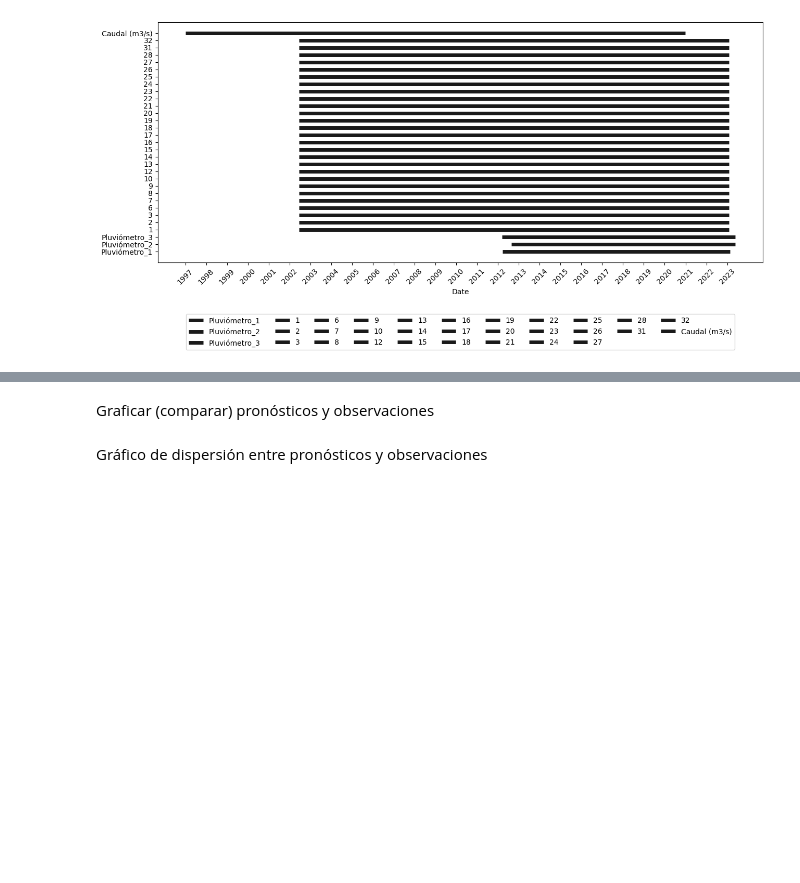
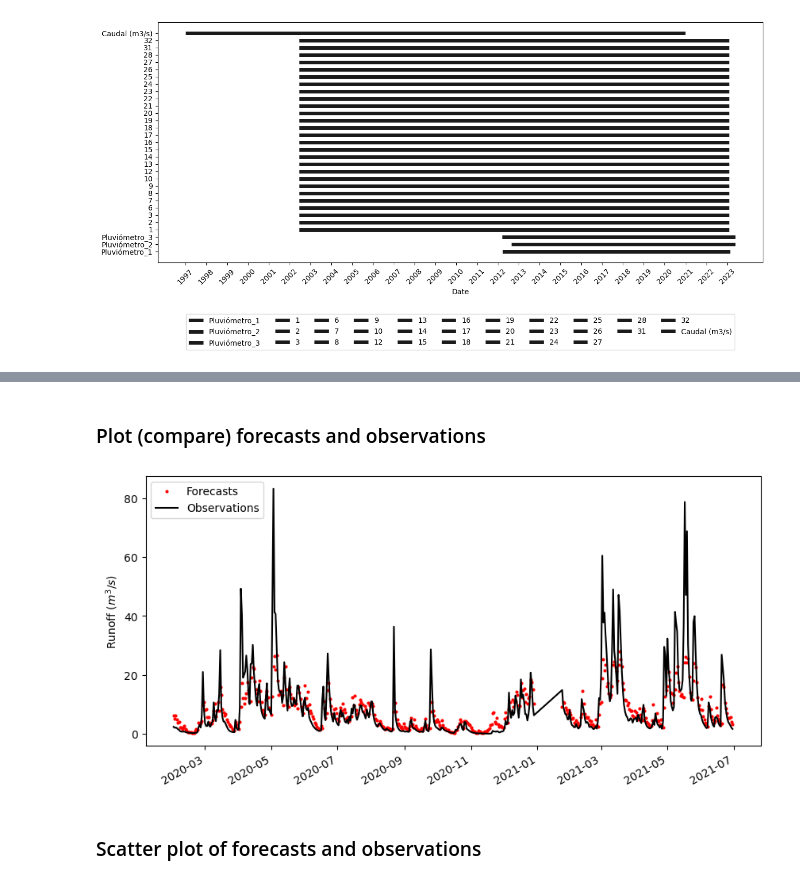
Before and after one commit to paulmunozpauta/Course_ML_hydrological_forecasting, a Jupyter notebook: notebooks/3_ML_forecasting.ipynb, the cells around one changed output, grey strips where cells are left out. Drawn from its saved outputs; the diff is of its cells as text; code cells hidden in the pictures; blank space fills up the shorter version.

```diff
--- a/notebooks/3_ML_forecasting.ipynb
+++ b/notebooks/3_ML_forecasting.ipynb
@@ -761,7 +861,7 @@ print(r2_train,r2_test)
 # %%
-ventana_pronostico = 1
-input_data_train_lags, output_data_train_lags= lagged_dataset_pron(input_data_train, 7, output_data_train,15, lead_time=ventana_pronostico)
-input_data_test_lags, output_data_test_lags= lagged_dataset_pron(input_data_test, 7, output_data_test,15, lead_time=ventana_pronostico)
+leadtime = 1
+input_data_train_lags, output_data_train_lags= lagged_dataset_pron(input_data_train, 7, output_data_train,15, lead_time=leadtime)
+input_data_test_lags, output_data_test_lags= lagged_dataset_pron(input_data_test, 7, output_data_test,15, lead_time=leadtime)
 min_samples_splt=10
 min_samples_lf=4
 max_dpth=350
@@ -772,7 +872,7 @@ regr=RandomForestRegressor(bootstrap=True,min_samples_split=min_samples_splt,
                                min_samples_leaf=min_samples_lf,
                                n_estimators=n_trees,oob_score=True,n_jobs=-1,
                                warm_start=True,random_state=42)
-regr=regr.fit(input_data_train_lags, output_data_train_lags)
+regr=regr.fit(input_data_train_lags, output_data_train_lags.ravel())
 #Prediction on training data
 simulations_data_train= regr.predict(input_data_train_lags)
 simulations_data_train= np.reshape(simulations_data_train, (-1, 1))
@@ -801,3 +926,3 @@ Pronósticos de caudal 1 día
 # %%
-simulations_data_test = pd.DataFrame(simulations_data_test, columns=['Pronósticos'], index=all_data_daily['2019':'2021-06'].index[-len(simulations_data_test):])
+simulations_data_test = pd.DataFrame(simulations_data_test, columns=['Forecasts'], index=all_data_daily['2019':'2021-06'].index[-len(simulations_data_test):])
 simulations_data_test
@@ -806,3 +945,3 @@ Y las observaciones de caudal
 # %%
-observations_data_test = pd.DataFrame(output_data_test_lags, columns=['Observaciones'], index=all_data_daily['2019':'2021-06'].index[-len(output_data_test_lags):])
+observations_data_test = pd.DataFrame(output_data_test_lags, columns=['Observations'], index=all_data_daily['2019':'2021-06'].index[-len(output_data_test_lags):])
 observations_data_test
@@ -815,23 +982,23 @@ testing_period
 # %% [markdown]
-Graficar (comparar) pronósticos y observaciones
+### Plot (compare) forecasts and observations
 # %%
 fig, ax= plt.subplots(figsize=(10, 5))
 
 # Assuming testing_period is a pandas DataFrame with labeled columns
-testing_period['Pronósticos'].plot(color='red', marker='o', linestyle='', markersize=2)
-testing_period['Observaciones'].plot( color='black', linestyle='-')
-# Adding labels for the legend
-plt.legend(title='Legend Title')
+testing_period['Forecasts'].plot(color='red', marker='o', linestyle='', markersize=2)
+testing_period['Observations'].plot( color='black', linestyle='-')
 
 # Adding a label to the y-axis
-plt.ylabel('Caudal ($m^3/s$)')
+plt.ylabel('Runoff ($m^3/s$)')
 
 # Adjusting the position of the legend
 plt.legend()
 
 plt.show()
+# %% [output]
+[figure, added]
 # %% [markdown]
-Gráfico de dispersión entre pronósticos y observaciones
+### Scatter plot of forecasts and observations
 # %%
 
 # Assuming testing_period is a pandas DataFrame with labeled columns
```
Also changed, not shown: parts of 64 cells of this notebook, 5 other files.
